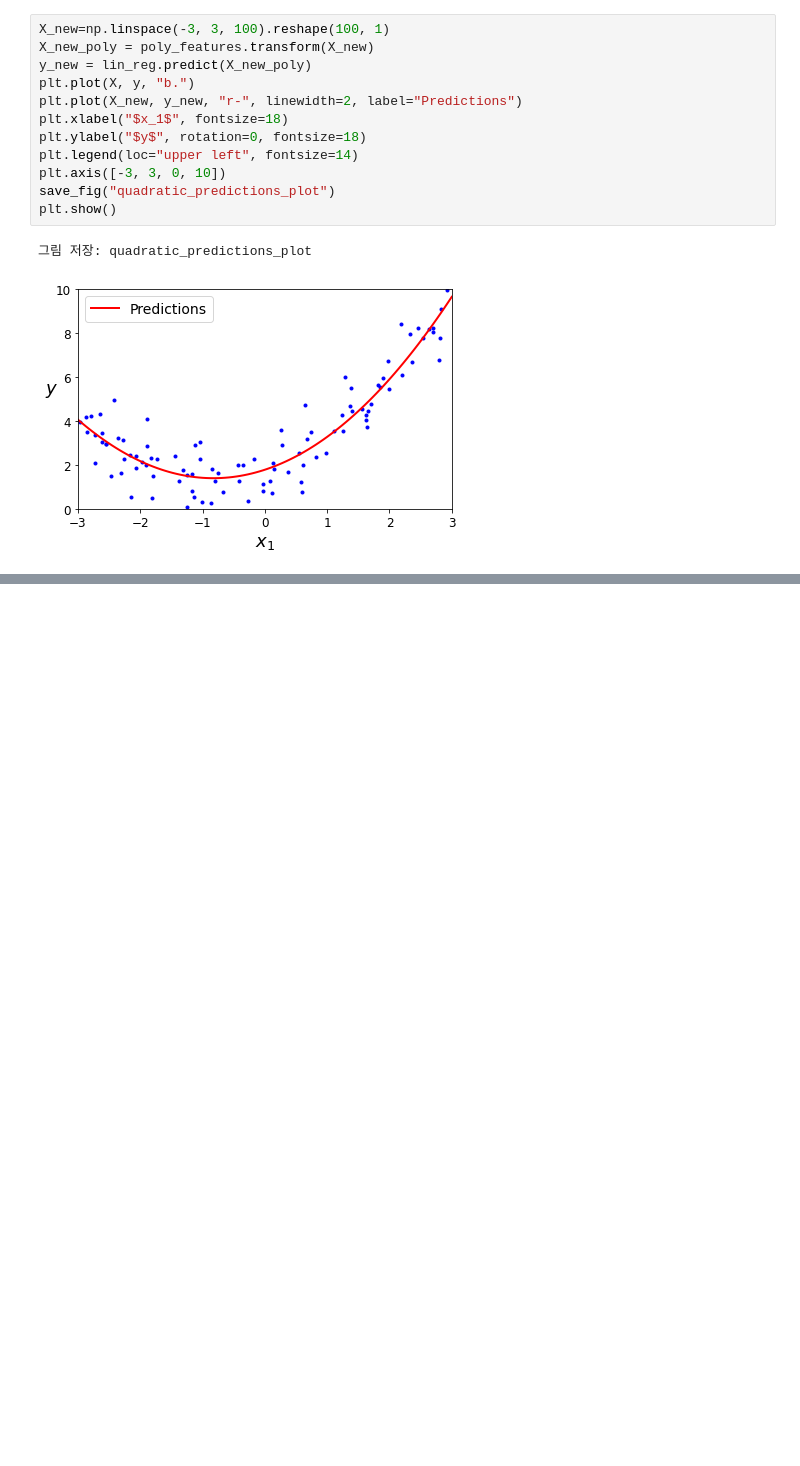
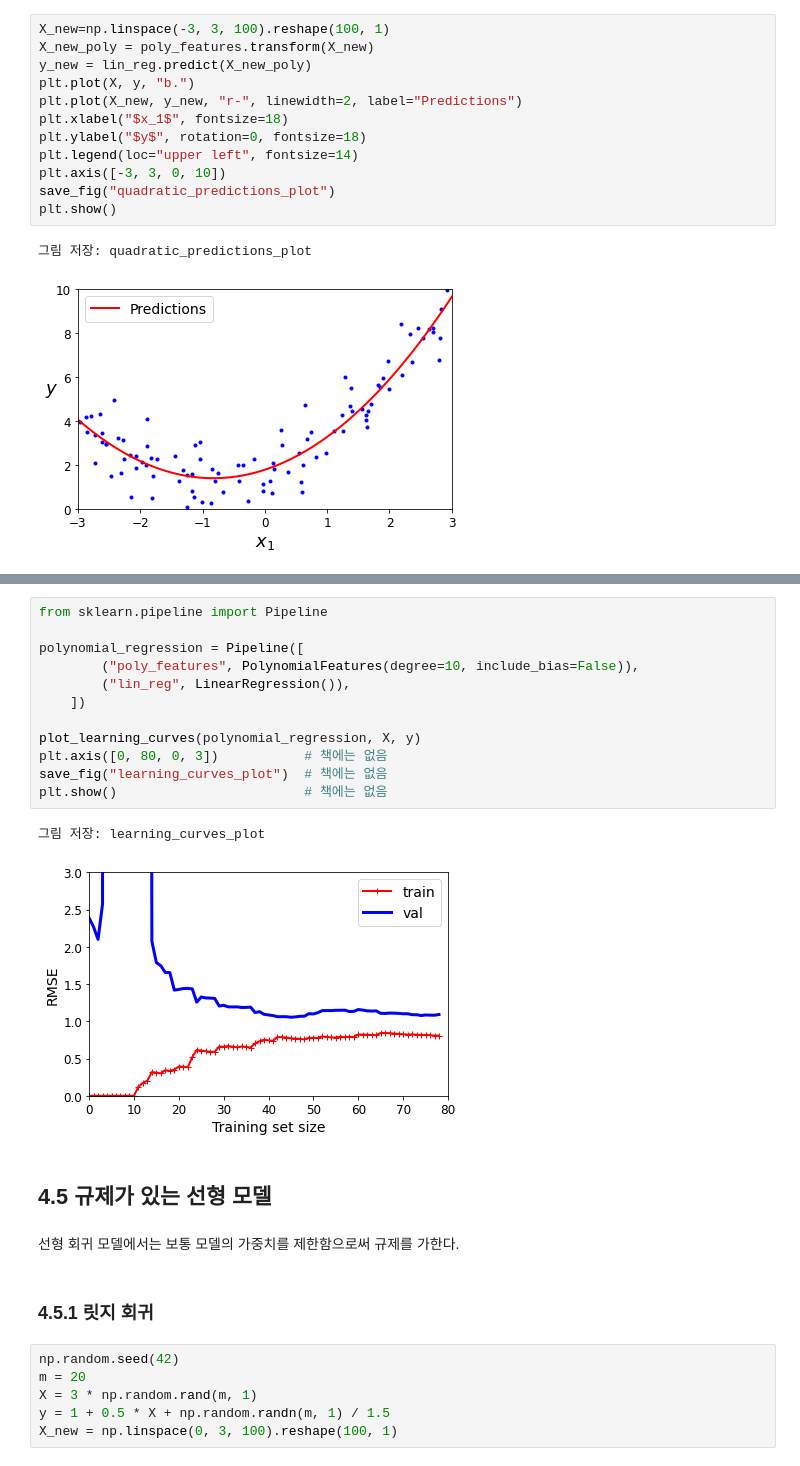
Before and after one commit to gentle-potato/TIL, a Jupyter notebook: Self-Study/Hands-On/ml/Chapter 04 [모델 훈련].ipynb, the cells around one changed output, grey strips where cells are left out. Cells and saved outputs as stored; diff of their text form; blank space fills up the shorter version.

```diff
--- a/Self-Study/Hands-On/ml/Chapter 04 [모델 훈련].ipynb
+++ b/Self-Study/Hands-On/ml/Chapter 04 [모델 훈련].ipynb
@@ -350,0 +408,27 @@ plt.show()
+# %%
+from sklearn.pipeline import Pipeline
+
+polynomial_regression = Pipeline([
+        ("poly_features", PolynomialFeatures(degree=10, include_bias=False)),
+        ("lin_reg", LinearRegression()),
+    ])
+
+plot_learning_curves(polynomial_regression, X, y)
+plt.axis([0, 80, 0, 3])           # 책에는 없음
+save_fig("learning_curves_plot")  # 책에는 없음
+plt.show()                        # 책에는 없음
+# %% [output]
+그림 저장: learning_curves_plot
+[figure, added]
+# %% [markdown]
+## 4.5 규제가 있는 선형 모델
+# %% [markdown]
+선형 회귀 모델에서는 보통 모델의 가중치를 제한함으로써 규제를 가한다.
+# %% [markdown]
+### 4.5.1 릿지 회귀
+# %%
+np.random.seed(42)
+m = 20
+X = 3 * np.random.rand(m, 1)
+y = 1 + 0.5 * X + np.random.randn(m, 1) / 1.5
+X_new = np.linspace(0, 3, 100).reshape(100, 1)
```
Also changed, not shown: parts of 24 cells of this notebook, 7 other files.
